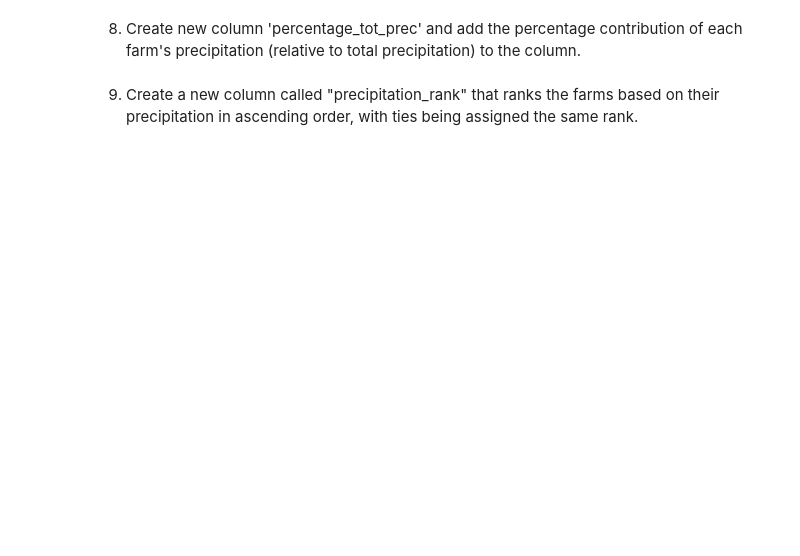
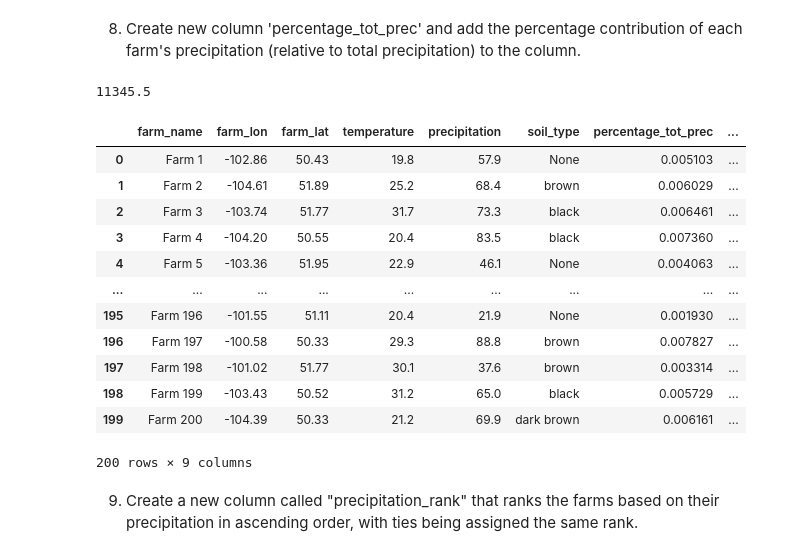
Before and after one commit to RobertoTabosa/AgriFirstWeek, a Jupyter notebook: Assinment_3&4 - Roberto Tabosa.ipynb, the cells around one changed output. Cells and saved outputs as stored; diff of their text form; code cells hidden in the pictures; blank space fills up the shorter version.

```diff
--- a/Assinment_3&4 - Roberto Tabosa.ipynb
+++ b/Assinment_3&4 - Roberto Tabosa.ipynb
@@ -410,9 +450,27 @@ Name: precipitation, dtype: float64
 8. Create new column 'percentage_tot_prec' and add the percentage contribution of each farm's precipitation (relative to total precipitation) to the column.
 # %%
 ## Your code here down
-
+totPrec = df["precipitation"].sum ()
+print (totPrec)
+df["percentage_tot_prec"] = df ["precipitation"] / totPrec
+df
 
 ## Your code here up
+# %% [output]
+11345.5
+|  | farm_name | farm_lon | farm_lat | temperature | precipitation | soil_type | percentage_tot_prec | ... |
+| 0 | Farm 1 | -102.86 | 50.43 | 19.8 | 57.9 | None | 0.005103 | ... |
+| 1 | Farm 2 | -104.61 | 51.89 | 25.2 | 68.4 | brown | 0.006029 | ... |
+| 2 | Farm 3 | -103.74 | 51.77 | 31.7 | 73.3 | black | 0.006461 | ... |
+| 3 | Farm 4 | -104.20 | 50.55 | 20.4 | 83.5 | black | 0.007360 | ... |
+| 4 | Farm 5 | -103.36 | 51.95 | 22.9 | 46.1 | None | 0.004063 | ... |
+| ... | ... | ... | ... | ... | ... | ... | ... | ... |
+| 195 | Farm 196 | -101.55 | 51.11 | 20.4 | 21.9 | None | 0.001930 | ... |
+| 196 | Farm 197 | -100.58 | 50.33 | 29.3 | 88.8 | brown | 0.007827 | ... |
+| 197 | Farm 198 | -101.02 | 51.77 | 30.1 | 37.6 | brown | 0.003314 | ... |
+| 198 | Farm 199 | -103.43 | 50.52 | 31.2 | 65.0 | black | 0.005729 | ... |
+| 199 | Farm 200 | -104.39 | 50.33 | 21.2 | 69.9 | dark brown | 0.006161 | ... |
+200 rows × 9 columns
 # %% [markdown]
 9. Create a new column called "precipitation_rank" that ranks the farms based on their precipitation in ascending order, with ties being assigned the same rank.
 # %%
```
Also changed, not shown: parts of 29 cells of this notebook.
